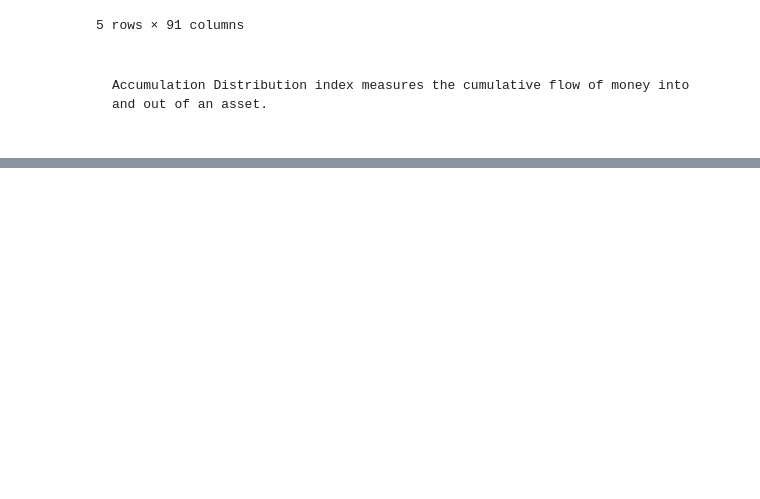
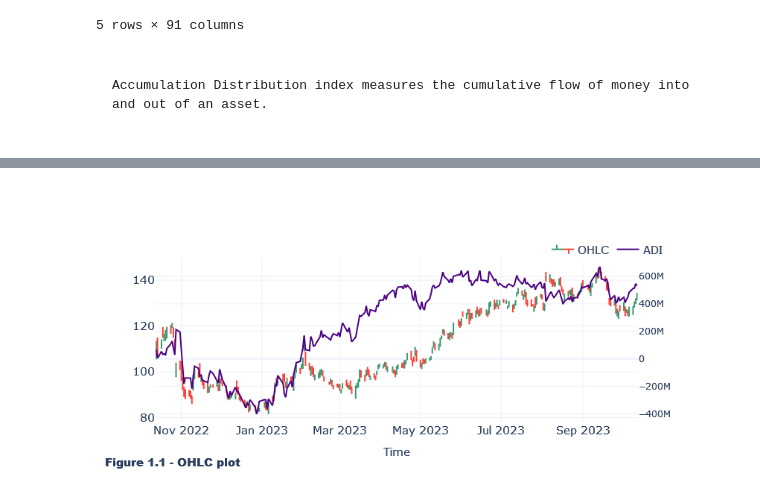
Before and after one commit to jocoder22/FinIndicators, a Jupyter notebook: Volume_Indicators/Accumulation_Distribution_index.ipynb, the cells around one changed output, grey strips where cells are left out. Drawn from its saved outputs; the diff is of its cells as text; code cells hidden in the pictures; blank space fills up the shorter version.

```diff
--- a/Volume_Indicators/Accumulation_Distribution_index.ipynb
+++ b/Volume_Indicators/Accumulation_Distribution_index.ipynb
@@ -148,0 +207,38 @@ adi = df[["volume_adi"]].dropna()
+# %%
+import plotly.graph_objects as go
+# import make_subplots function from plotly.subplots
+# to make grid of plots
+from plotly.subplots import make_subplots
+
+# use specs parameter in make_subplots function
+# to create secondary y-axis
+fig = make_subplots(specs=[[{"secondary_y": True}]])
+
+n = 1
+
+text = f"Figure 1.{n} - OHLC plot "
+
+# df = pd.read_csv('https://raw.githubusercontent.com/plotly/datasets/master/finance-charts-apple.csv')
+
+# fig = go.Figure(data=go.Ohlc(x=df.index,
+#                     open=df['Open'],
+#                     high=df['High'],
+#                     low=df['Low'],
+#                     close=df['Close']))
+
+fig.add_trace(go.Ohlc(x=df.index,
+                    open=df['Open'],
+                    high=df['High'],
+                    low=df['Low'],
+                    close=df['Close'], name="OHLC"))
+
+fig.add_trace(go.Scatter(x=df.index, y=df.volume_adi,
+    fill=None, name='ADI',
+    mode='lines',
+    line_color='indigo'), secondary_y=True)
+fig = format_plot(fig, ylabel=" ", text=text)
+fig.update(layout_xaxis_rangeslider_visible=False)
+
+fig.show()
+# %% [output]
+[figure, added]
```
Also changed, not shown: parts of 2 cells of this notebook.
